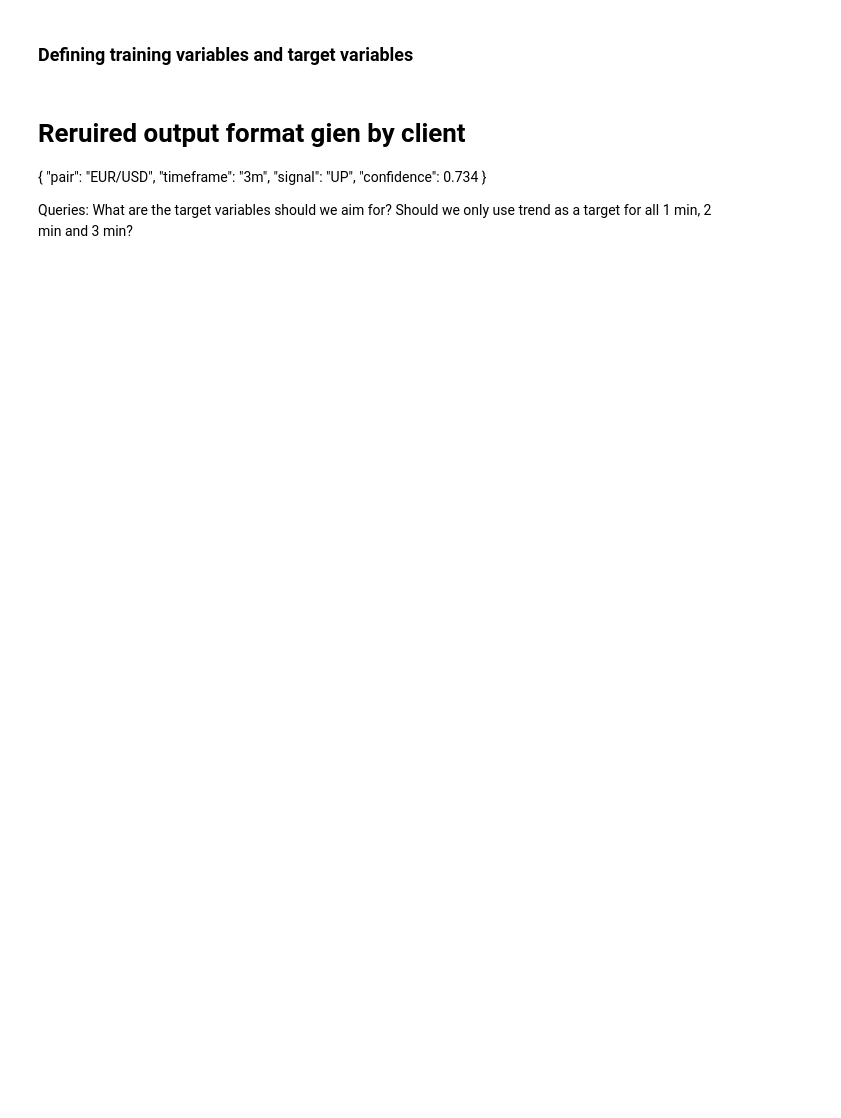
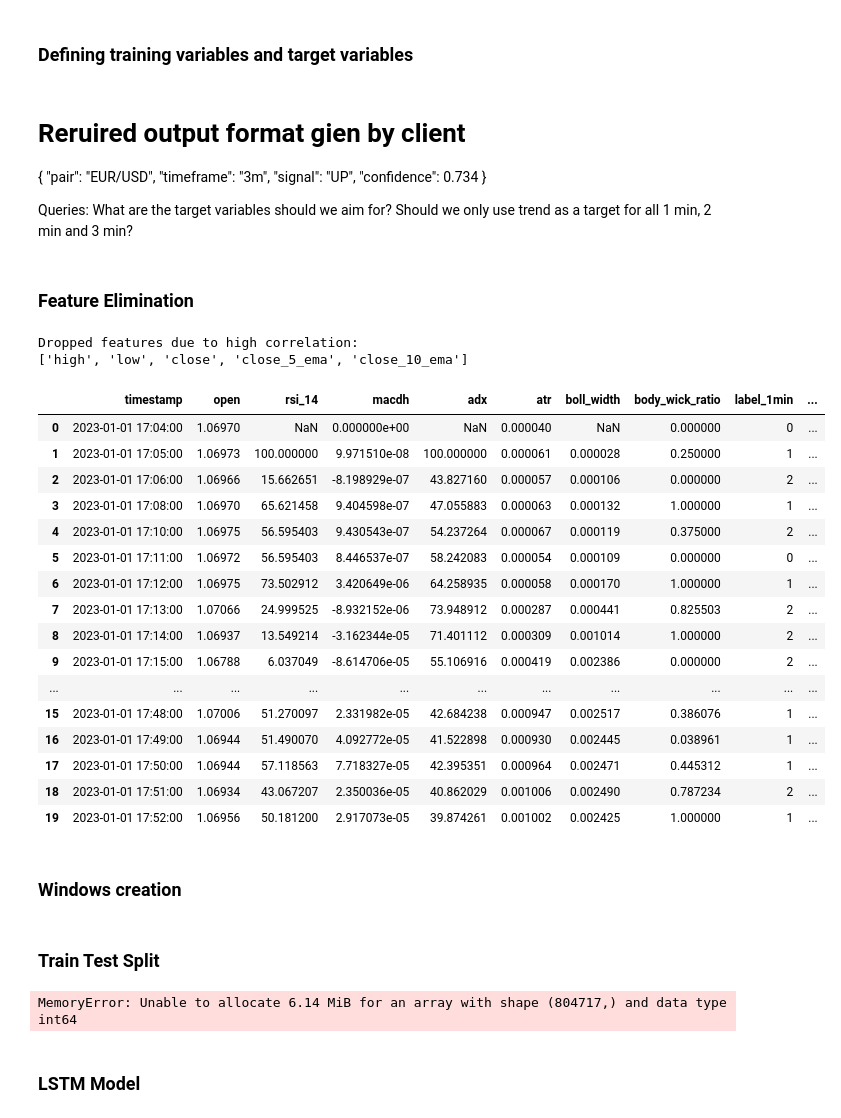
Before and after one commit to Meet1590/binary-signal-generator, a Jupyter notebook: app/preprocessing_v1.ipynb, the cells around one changed output. Saved outputs shown, nothing was run; the diff lists cells and outputs as text; code cells hidden in the pictures; blank space fills up the shorter version.

```diff
--- a/app/preprocessing_v1.ipynb
+++ b/app/preprocessing_v1.ipynb
@@ -246,3 +348,63 @@ print(final_df.head(10))
 Queries:
 What are the target variables should we aim for?
 Should we only use trend as a target for all 1 min, 2 min and 3 min?
+# %% [markdown]
+### Feature Elimination
+# %%
+df_feat = final_df
+
+target_col = "trend_1min"
+X = df_feat.drop(columns=[target_col])
+y = df_feat[target_col]
+# %%
+def remove_highly_correlated_features(X, threshold=0.8):
+    """
+    Removes features that are highly correlated with each other (above the given threshold).
+
+    Parameters:
+        df (pd.DataFrame): Input DataFrame with numerical features only.
+        threshold (float): Correlation threshold above which features are considered redundant.
+
+    Returns:
+        pd.DataFrame: DataFrame with reduced features.
+        list: List of dropped features.
+    """
+    df = X
+    corr_matrix = df.corr().abs()  # absolute correlation
+    upper = corr_matrix.where(np.triu(np.ones(corr_matrix.shape), k=1).astype(bool))
+
+    to_drop = [column for column in upper.columns if any(upper[column] > threshold)]
+
+    reduced_df = df.drop(columns=to_drop)
+
+    return reduced_df, to_drop
+
+X_reduced, dropped_features = remove_highly_correlated_features(X, threshold=0.8)
+
+print("Dropped features due to high correlation:")
+print(dropped_features)
+# %% [output]
+Dropped features due to high correlation:
+['high', 'low', 'close', 'close_5_ema', 'close_10_ema']
+# %%
+X_reduced.head(20)
+# %% [output]
+|  | timestamp | open | rsi_14 | macdh | adx | atr | boll_width | body_wick_ratio | label_1min | ... |
+| 0 | 2023-01-01 17:04:00 | 1.06970 | NaN | 0.000000e+00 | NaN | 0.000040 | NaN | 0.000000 | 0 | ... |
+| 1 | 2023-01-01 17:05:00 | 1.06973 | 100.000000 | 9.971510e-08 | 100.000000 | 0.000061 | 0.000028 | 0.250000 | 1 | ... |
+| 2 | 2023-01-01 17:06:00 | 1.06966 | 15.662651 | -8.198929e-07 | 43.827160 | 0.000057 | 0.000106 | 0.000000 | 2 | ... |
+| 3 | 2023-01-01 17:08:00 | 1.06970 | 65.621458 | 9.404598e-07 | 47.055883 | 0.000063 | 0.000132 | 1.000000 | 1 | ... |
+| 4 | 2023-01-01 17:10:00 | 1.06975 | 56.595403 | 9.430543e-07 | 54.237264 | 0.000067 | 0.000119 | 0.375000 | 2 | ... |
+| 5 | 2023-01-01 17:11:00 | 1.06972 | 56.595403 | 8.446537e-07 | 58.242083 | 0.000054 | 0.000109 | 0.000000 | 0 | ... |
+| 6 | 2023-01-01 17:12:00 | 1.06975 | 73.502912 | 3.420649e-06 | 64.258935 | 0.000058 | 0.000170 | 1.000000 | 1 | ... |
+| 7 | 2023-01-01 17:13:00 | 1.07066 | 24.999525 | -8.932152e-06 | 73.948912 | 0.000287 | 0.000441 | 0.825503 | 2 | ... |
+| 8 | 2023-01-01 17:14:00 | 1.06937 | 13.549214 | -3.162344e-05 | 71.401112 | 0.000309 | 0.001014 | 1.000000 | 2 | ... |
+| 9 | 2023-01-01 17:15:00 | 1.06788 | 6.037049 | -8.614706e-05 | 55.106916 | 0.000419 | 0.002386 | 0.000000 | 2 | ... |
+| ... | ... | ... | ... | ... | ... | ... | ... | ... | ... | ... |
+| 15 | 2023-01-01 17:48:00 | 1.07006 | 51.270097 | 2.331982e-05 | 42.684238 | 0.000947 | 0.002517 | 0.386076 | 1 | ... |
+| 16 | 2023-01-01 17:49:00 | 1.06944 | 51.490070 | 4.092772e-05 | 41.522898 | 0.000930 | 0.002445 | 0.038961 | 1 | ... |
+| 17 | 2023-01-01 17:50:00 | 1.06944 | 57.118563 | 7.718327e-05 | 42.395351 | 0.000964 | 0.002471 | 0.445312 | 1 | ... |
+| 18 | 2023-01-01 17:51:00 | 1.06934 | 43.067207 | 2.350036e-05 | 40.862029 | 0.001006 | 0.002490 | 0.787234 | 2 | ... |
+| 19 | 2023-01-01 17:52:00 | 1.06956 | 50.181200 | 2.917073e-05 | 39.874261 | 0.001002 | 0.002425 | 1.000000 | 1 | ... |
+# %% [markdown]
+### Windows creation
@@ -248,0 +418,10 @@ Should we only use trend as a target for all 1 min, 2 min and 3 min?
+# %% [markdown]
+### Train Test Split
+# %%
+
+X_seq, y_seq = create_sequences(X, target_col=y, window_size=10)
+X_train, X_test, y_train, y_test = train_test_split(X_seq, y_seq, test_size=0.2, shuffle=False)
+# %% [output]
+MemoryError: Unable to allocate 6.14 MiB for an array with shape (804717,) and data type int64
+# %% [markdown]
+### LSTM Model
```
Also changed, not shown: parts of 10 cells of this notebook, 1 other file.
